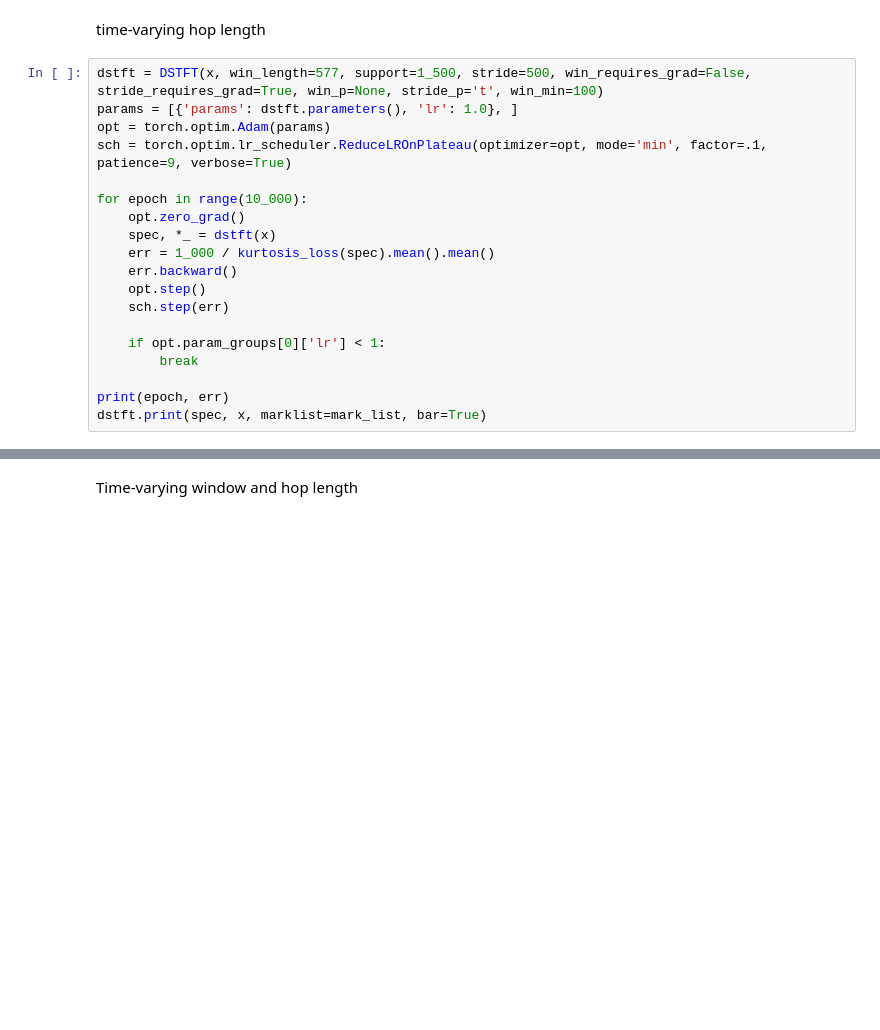
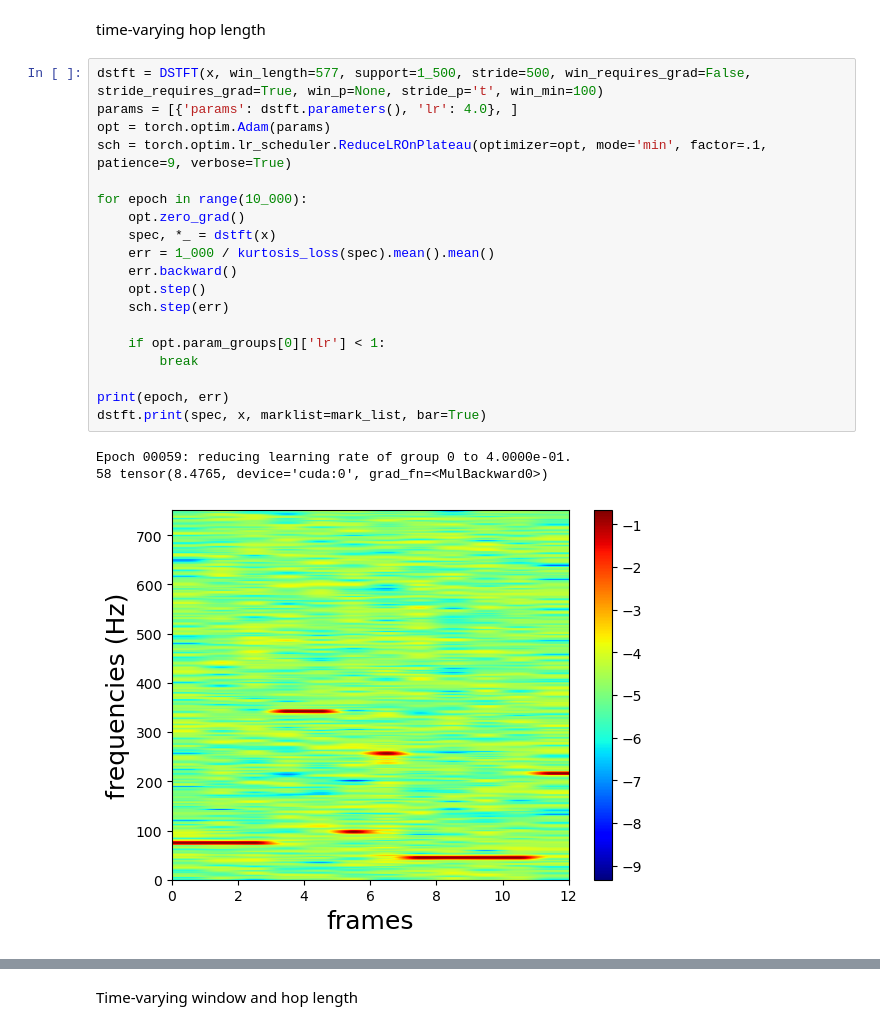
Before and after one commit to maxime-leiber/dstft, a Jupyter notebook: notebooks/time_varying_window_and_hop_length.ipynb, the cells around one changed output, grey strips where cells are left out. Cells and saved outputs as stored; diff of their text form; blank space fills up the shorter version.

```diff
--- a/notebooks/time_varying_window_and_hop_length.ipynb
+++ b/notebooks/time_varying_window_and_hop_length.ipynb
@@ -235,20 +115,24 @@ dstft.print(spec, x, marklist=mark_list, bar=True)
 time-varying hop length
 # %%
 dstft = DSTFT(x, win_length=577, support=1_500, stride=500, win_requires_grad=False, stride_requires_grad=True, win_p=None, stride_p='t', win_min=100)
-params = [{'params': dstft.parameters(), 'lr': 1.0}, ]
+params = [{'params': dstft.parameters(), 'lr': 4.0}, ]
 opt = torch.optim.Adam(params)
 sch = torch.optim.lr_scheduler.ReduceLROnPlateau(optimizer=opt, mode='min', factor=.1, patience=9, verbose=True)
 
 for epoch in range(10_000):
     opt.zero_grad()
     spec, *_ = dstft(x)
     err = 1_000 / kurtosis_loss(spec).mean().mean()
     err.backward()
     opt.step()
     sch.step(err)
 
     if opt.param_groups[0]['lr'] < 1:
         break
 
 print(epoch, err)
 dstft.print(spec, x, marklist=mark_list, bar=True)
+# %% [output]
+Epoch 00059: reducing learning rate of group 0 to 4.0000e-01.
+58 tensor(8.4765, device='cuda:0', grad_fn=<MulBackward0>)
+[figure, added]
```
Also changed, not shown: parts of 24 cells of this notebook, 4 other files.
